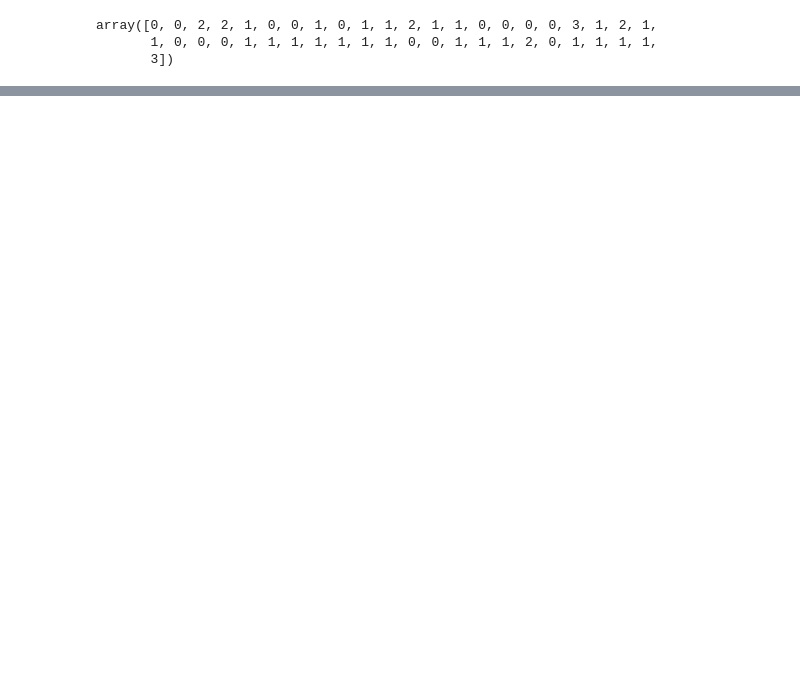
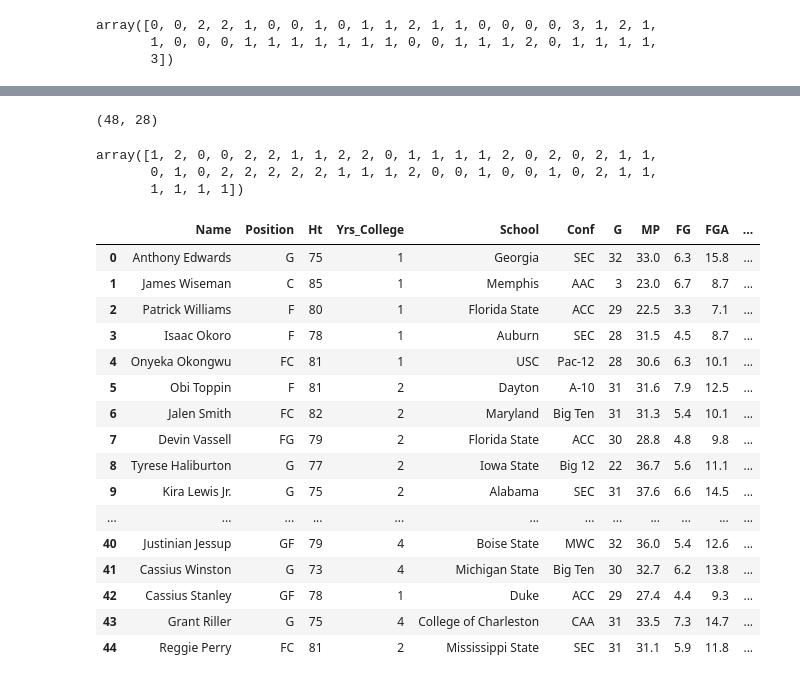
Before and after one commit to KenHoffman95/Mod-5-Capstone-Project, a Jupyter notebook: EDA and Modeling.ipynb, the cells around one changed output, grey strips where cells are left out. Cells and saved outputs as stored; diff of their text form; code cells hidden in the pictures; blank space fills up the shorter version.

```diff
--- a/EDA and Modeling.ipynb
+++ b/EDA and Modeling.ipynb
@@ -942,0 +961,46 @@ df_2018_rookies.head(45)
+# %%
+df_2020_rookies.shape
+# %% [output]
+(48, 28)
+# %%
+#Create the column for undersized players
+# create a list of our conditions
+conditions = [
+    (df_2020_rookies['Ht'] < 74) & (df_2020_rookies['Position'] == 'G'),
+    (df_2020_rookies['Ht'] < 77) & (df_2020_rookies['Position'] == 'GF'),
+    (df_2020_rookies['Ht'] < 78) & (df_2020_rookies['Position'] == 'FG'),
+    (df_2020_rookies['Ht'] < 79) & (df_2020_rookies['Position'] == 'F'),
+    (df_2020_rookies['Ht'] < 81) & (df_2020_rookies['Position'] == 'FC'),
+    (df_2020_rookies['Ht'] < 82) & (df_2020_rookies['Position'] == 'CF'),
+    (df_2020_rookies['Ht'] < 82) & (df_2020_rookies['Position'] == 'C'),
+    (df_2020_rookies['Ht'] >= 74) & (df_2020_rookies['Position'] == 'G'),
+    (df_2020_rookies['Ht'] >= 77) & (df_2020_rookies['Position'] == 'GF'),
+    (df_2020_rookies['Ht'] >= 78) & (df_2020_rookies['Position'] == 'FG'),
+    (df_2020_rookies['Ht'] >= 79) & (df_2020_rookies['Position'] == 'F'),
+    (df_2020_rookies['Ht'] >= 81) & (df_2020_rookies['Position'] == 'FC'),
+    (df_2020_rookies['Ht'] >= 82) & (df_2020_rookies['Position'] == 'CF'),
+    (df_2020_rookies['Ht'] >= 82) & (df_2020_rookies['Position'] == 'C')
+    ]
+
+# create a list of the values we want to assign for each condition
+values = [1, 1, 1, 1, 1, 1, 1, 0, 0, 0, 0, 0, 0, 0]
+
+# create a new column and use np.select to assign values to it using our lists as arguments
+df_2020_rookies['Undersized'] = np.select(conditions, values)
+# %%
+#Create the column for players in Big 5 NCAA Conferences (plus Big East)
+# create a list of our conditions
+conditions = [
+    (df_2020_rookies['Conf'] == 'ACC'),
+    (df_2020_rookies['Conf'] == 'Big East'),
+    (df_2020_rookies['Conf'] == 'Big Ten'),
+    (df_2020_rookies['Conf'] == 'Big 12'),
+    (df_2020_rookies['Conf'] == 'Pac-10'),
+    (df_2020_rookies['Conf'] == 'SEC')
+    ]
+
+# create a list of the values we want to assign for each condition
+values = [1, 1, 1, 1, 1, 1]
+
+# create a new column and use np.select to assign values to it using our lists as arguments
+df_2020_rookies['Conference'] = np.select(conditions, values)
@@ -942,0 +1017,26 @@ df_2018_rookies.head(45)
+# %%
+grid_clf.predict(scaled_df)
+# %% [output]
+array([1, 2, 0, 0, 2, 2, 1, 1, 2, 2, 0, 1, 1, 1, 1, 2, 0, 2, 0, 2, 1, 1,
+       0, 1, 0, 2, 2, 2, 2, 2, 1, 1, 1, 2, 0, 0, 1, 0, 0, 1, 0, 2, 1, 1,
+       1, 1, 1, 1])
+# %%
+df_2020_rookies.head(45)
+# %% [output]
+|  | Name | Position | Ht | Yrs_College | School | Conf | G | MP | FG | FGA | ... |
+| 0 | Anthony Edwards | G | 75 | 1 | Georgia | SEC | 32 | 33.0 | 6.3 | 15.8 | ... |
+| 1 | James Wiseman | C | 85 | 1 | Memphis | AAC | 3 | 23.0 | 6.7 | 8.7 | ... |
+| 2 | Patrick Williams | F | 80 | 1 | Florida State | ACC | 29 | 22.5 | 3.3 | 7.1 | ... |
+| 3 | Isaac Okoro | F | 78 | 1 | Auburn | SEC | 28 | 31.5 | 4.5 | 8.7 | ... |
+| 4 | Onyeka Okongwu | FC | 81 | 1 | USC | Pac-12 | 28 | 30.6 | 6.3 | 10.1 | ... |
+| 5 | Obi Toppin | F | 81 | 2 | Dayton | A-10 | 31 | 31.6 | 7.9 | 12.5 | ... |
+| 6 | Jalen Smith | FC | 82 | 2 | Maryland | Big Ten | 31 | 31.3 | 5.4 | 10.1 | ... |
+| 7 | Devin Vassell | FG | 79 | 2 | Florida State | ACC | 30 | 28.8 | 4.8 | 9.8 | ... |
+| 8 | Tyrese Haliburton | G | 77 | 2 | Iowa State | Big 12 | 22 | 36.7 | 5.6 | 11.1 | ... |
+| 9 | Kira Lewis Jr. | G | 75 | 2 | Alabama | SEC | 31 | 37.6 | 6.6 | 14.5 | ... |
+| ... | ... | ... | ... | ... | ... | ... | ... | ... | ... | ... | ... |
+| 40 | Justinian Jessup | GF | 79 | 4 | Boise State | MWC | 32 | 36.0 | 5.4 | 12.6 | ... |
+| 41 | Cassius Winston | G | 73 | 4 | Michigan State | Big Ten | 30 | 32.7 | 6.2 | 13.8 | ... |
+| 42 | Cassius Stanley | GF | 78 | 1 | Duke | ACC | 29 | 27.4 | 4.4 | 9.3 | ... |
+| 43 | Grant Riller | G | 75 | 4 | College of Charleston | CAA | 31 | 33.5 | 7.3 | 14.7 | ... |
+| 44 | Reggie Perry | FC | 81 | 2 | Mississippi State | SEC | 31 | 31.1 | 5.9 | 11.8 | ... |
```
Also changed, not shown: parts of 20 cells of this notebook.
